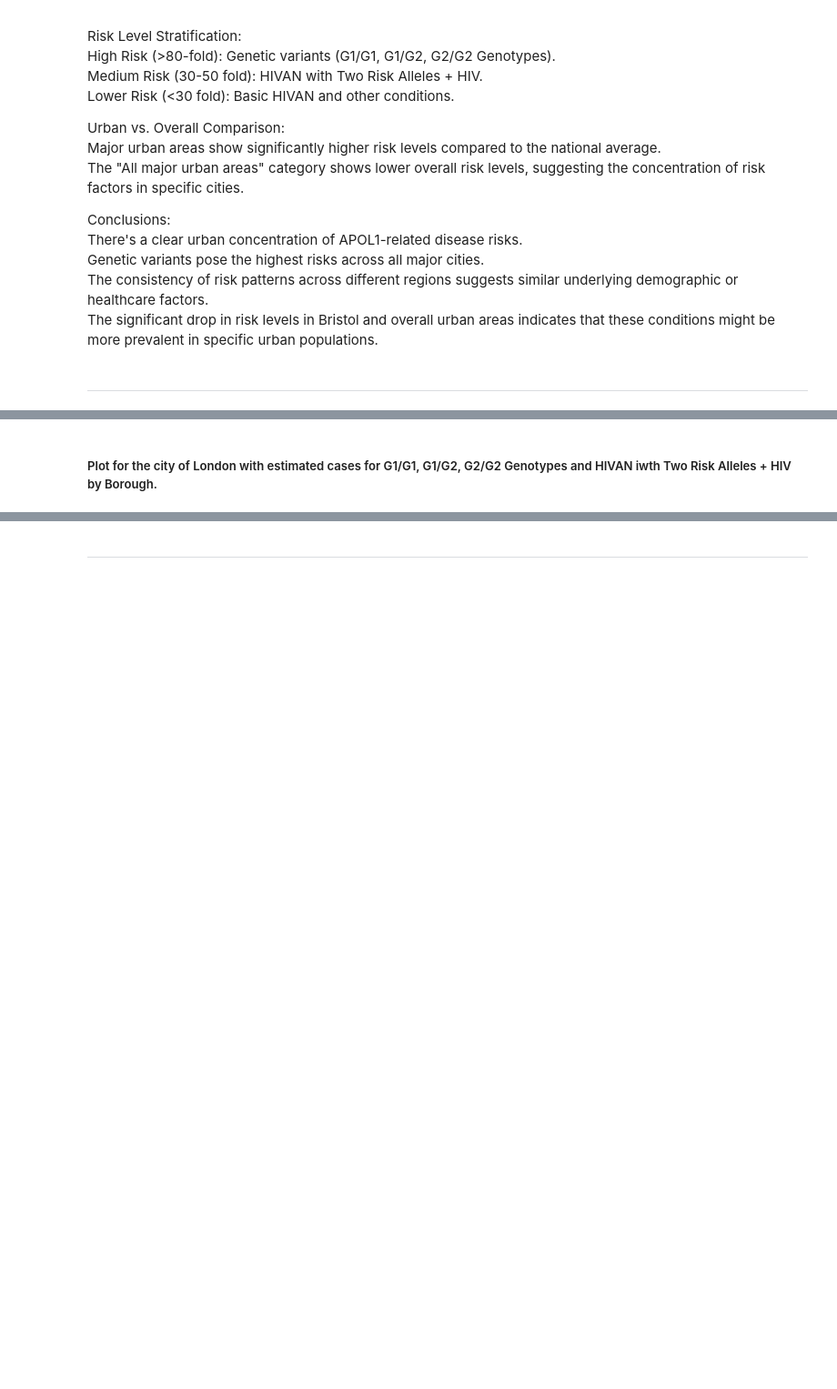
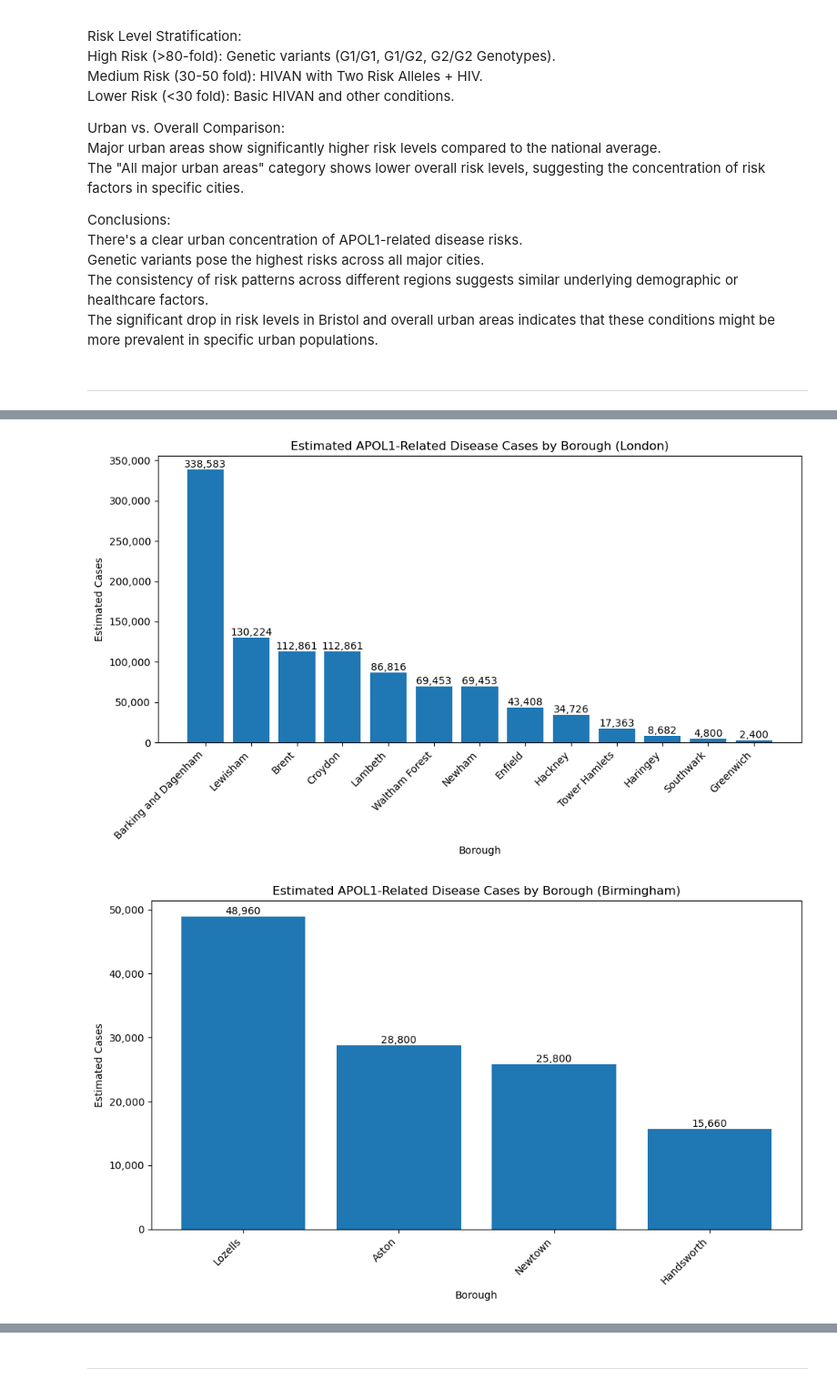
Before and after one commit to CesarChaparro1974/Dashboard-Development-for-Apol1-patients-in-UK, a Jupyter notebook: Project/notebook.ipynb, the cells around one changed output, grey strips where cells are left out. Shown at 91% size. Drawn from its saved outputs; the diff is of its cells as text; code cells hidden in the pictures; blank space fills up the shorter version.

```diff
--- a/Project/notebook.ipynb
+++ b/Project/notebook.ipynb
@@ -320,0 +648,4 @@ correlated_disease_london.head()
+# %%
+# Remove % symbol and convert to float
+correlated_disease_cities_england['Prevalence Percentage'] = correlated_disease_cities_england['Prevalence Percentage'].str.replace('%', '').astype(float)
+correlated_disease_cities_england.head()
@@ -344,2 +679,65 @@ memory usage: 1.4+ KB
-# %% [markdown]
-##### Plot for the city of London with estimated cases for G1/G1, G1/G2, G2/G2 Genotypes and HIVAN iwth Two Risk Alleles + HIV by Borough.
+# %%
+def create_city_plot(data, city):
+    """
+    Create a bar plot for a specific city's disease cases by borough
+
+    Parameters:
+    data (DataFrame): The filtered dataframe for the specific city
+    city (str): The name of the city for the plot title
+    """
+    plt.figure(figsize=(10, 6))
+
+    # Group data by borough and sum the estimated cases
+    df_aggregated = data.groupby('High Prevalence Boroughs')['Estimated Cases'].sum().reset_index()
+
+    # Sort aggregated data by estimated cases in descending order
+    df_sorted = df_aggregated.sort_values('Estimated Cases', ascending=False)
+
+    # Create bar plot
+    bars = plt.bar(df_sorted['High Prevalence Boroughs'], df_sorted['Estimated Cases'])
+
+    # Add value labels on top of each bar
+    for bar in bars:
+        height = bar.get_height()
+        plt.text(bar.get_x() + bar.get_width()/2., height,
+                f'{int(height):,}',
+                ha='center', va='bottom')
+
+    # Customize the plot
+    plt.title(f'Estimated APOL1-Related Disease Cases by Borough ({city})')
+    plt.xlabel('Borough')
+    plt.ylabel('Estimated Cases')
+
+    # Rotate x-axis labels for better readability
+    plt.xticks(rotation=45, ha='right')
+
+    # Format y-axis with comma separator
+    plt.gca().yaxis.set_major_formatter(plt.FuncFormatter(lambda x, p: f'{int(x):,}'))
+
+    # Adjust layout to prevent text cutoff
+    plt.tight_layout()
+
+try:
+    # List of cities to create plots for
+    cities = ['London', 'Birmingham', 'Manchester']
+
+    # Create a plot for each city
+    for city in cities:
+        # Filter data for the current city
+        city_data = correlated_disease_cities_england[correlated_disease_cities_england['City'] == city]
+
+        if city_data.empty:
+            print(f"No data found for {city}")
+            continue
+
+        # Create the plot
+        create_city_plot(city_data, city)
+        plt.show()
+
+except KeyError as e:
+    print(f"Column error: {str(e)}")
+except Exception as e:
+    print(f"An unexpected error occurred: {str(e)}")
+# %% [output]
+[figure, added]
+[figure, added]
```
Also changed, not shown: parts of 121 cells of this notebook, 8 other files.
